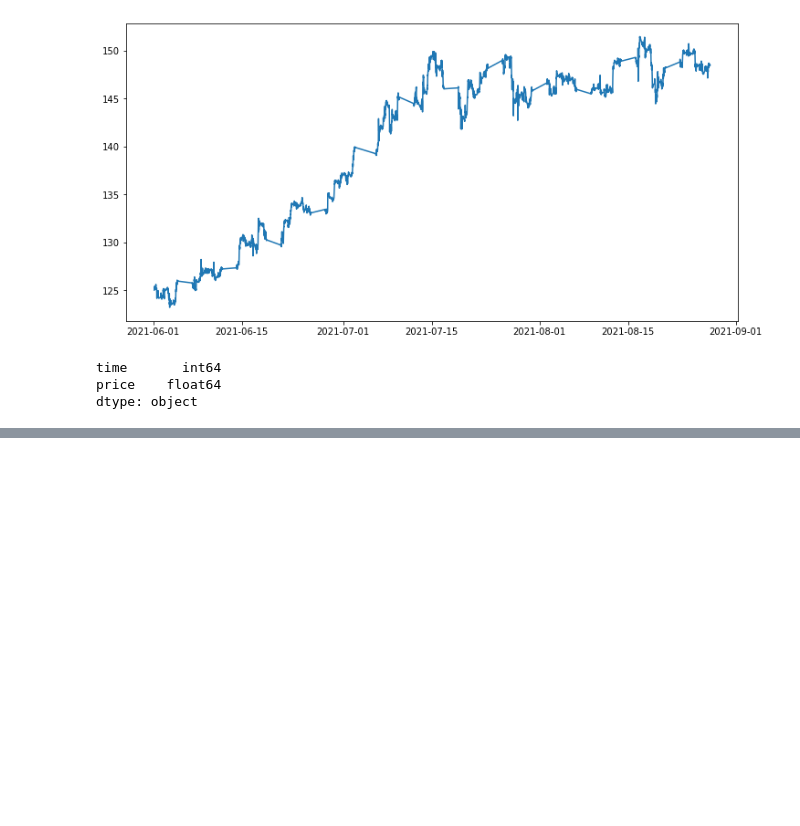
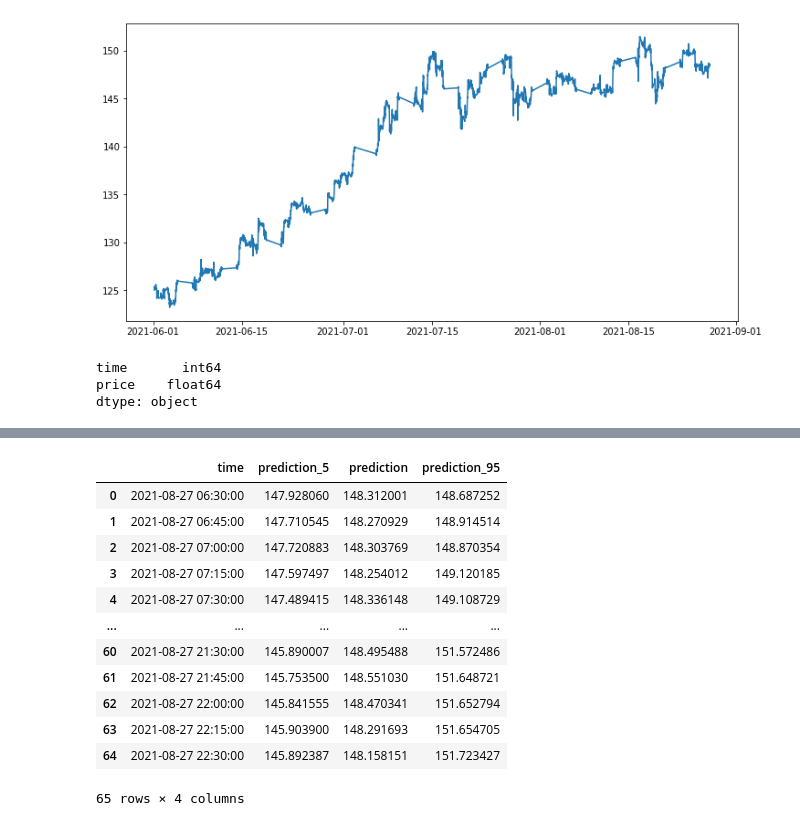
Before and after one commit to TheCopyNinjaDev/Stocks, a Jupyter notebook: notebooks/data.ipynb, the cells around one changed output, grey strips where cells are left out. Saved outputs shown, nothing was run; the diff lists cells and outputs as text; code cells hidden in the pictures; blank space fills up the shorter version.

```diff
--- a/notebooks/data.ipynb
+++ b/notebooks/data.ipynb
@@ -66,0 +71,17 @@ PredictionException: Model is not fitted yet.
+# %%
+predicted_df['time'] = pd.to_datetime(predicted_df['time'])
+predicted_df
+# %% [output]
+|  | time | prediction_5 | prediction | prediction_95 |
+| 0 | 2021-08-27 06:30:00 | 147.928060 | 148.312001 | 148.687252 |
+| 1 | 2021-08-27 06:45:00 | 147.710545 | 148.270929 | 148.914514 |
+| 2 | 2021-08-27 07:00:00 | 147.720883 | 148.303769 | 148.870354 |
+| 3 | 2021-08-27 07:15:00 | 147.597497 | 148.254012 | 149.120185 |
+| 4 | 2021-08-27 07:30:00 | 147.489415 | 148.336148 | 149.108729 |
+| ... | ... | ... | ... | ... |
+| 60 | 2021-08-27 21:30:00 | 145.890007 | 148.495488 | 151.572486 |
+| 61 | 2021-08-27 21:45:00 | 145.753500 | 148.551030 | 151.648721 |
+| 62 | 2021-08-27 22:00:00 | 145.841555 | 148.470341 | 151.652794 |
+| 63 | 2021-08-27 22:15:00 | 145.903900 | 148.291693 | 151.654705 |
+| 64 | 2021-08-27 22:30:00 | 145.892387 | 148.158151 | 151.723427 |
+65 rows × 4 columns
```
Also changed, not shown: parts of 8 cells of this notebook.
